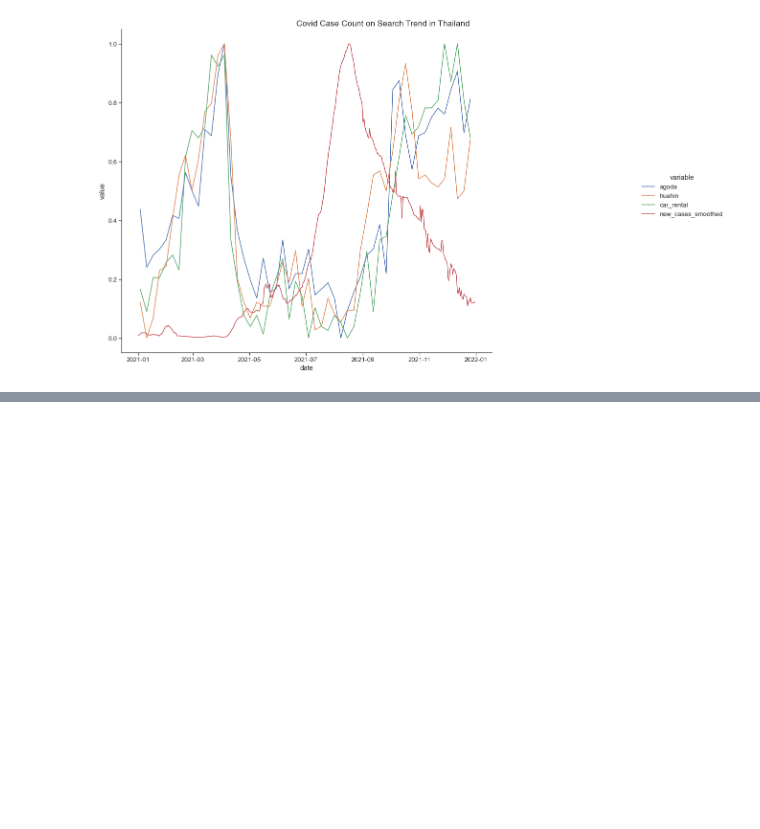
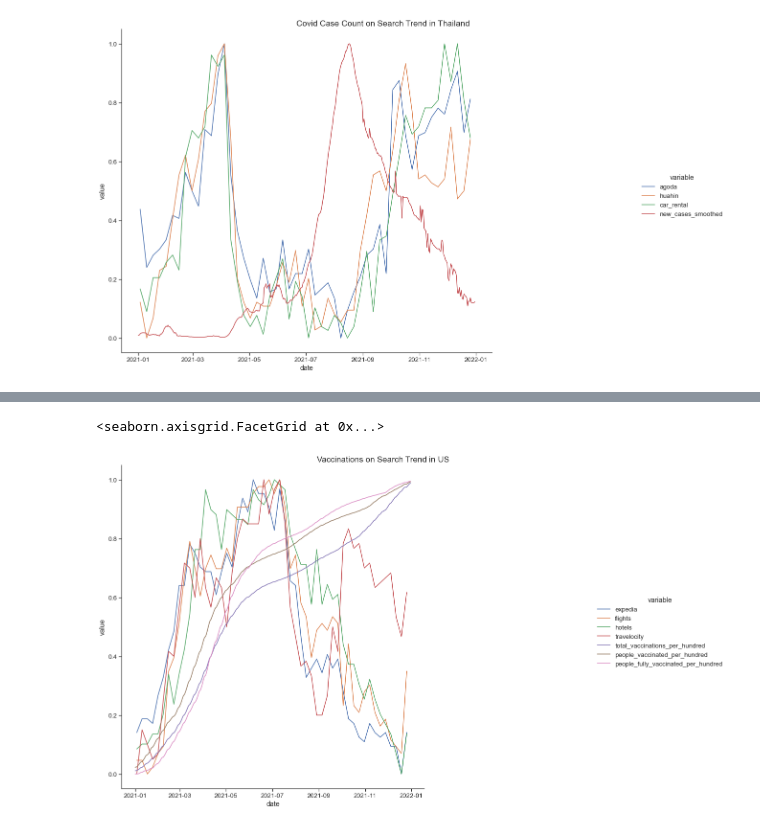
Before and after one commit to jitrapon/mads-milestone-i, a Jupyter notebook: exploration.ipynb, the cells around one changed output, grey strips where cells are left out. Saved outputs shown, nothing was run; the diff lists cells and outputs as text; code cells hidden in the pictures; blank space fills up the shorter version.

```diff
--- a/exploration.ipynb
+++ b/exploration.ipynb
@@ -266,7 +283,9 @@ def normalize_vaccinations(df: DataFrame) -> DataFrame:
     Min-max normalization of the vaccination percentage
     """
     norm = df.iloc[:, 1:].apply(min_max_normalize)
-    norm['date'] = covid_th['date']
+    norm['date'] = df['date']
+    mask = (norm['date'] >= pd.Timestamp('2021-01-01')) & (norm['date'] <= pd.Timestamp('2021-12-31'))
+    norm = norm[mask]
     return norm
 
 
@@ -312,0 +351,13 @@ plot_combined(merged, 'Covid Case Count on Search Trend in Thailand')
+# %%
+# normalize all data
+search_trend_norm_us = normalize_search_trend(search_trend_us)
+covid_vac_norm_us = normalize_vaccinations(filter_valid_vaccinations(covid_us))
+covid_case_norm_us = normalize_cases(covid_case_us)
+# %%
+merged = pd.merge(search_trend_norm_us, covid_vac_norm_us, on='date', how='outer')
+merged = merged.melt(id_vars=['date'])
+# merged = merged.interpolate()
+plot_combined(merged, 'Vaccinations on Search Trend in US')
+# %% [output]
+<seaborn.axisgrid.FacetGrid at 0x...>
+[figure, added]
```
Also changed, not shown: parts of 6 cells of this notebook, 4 other files.
